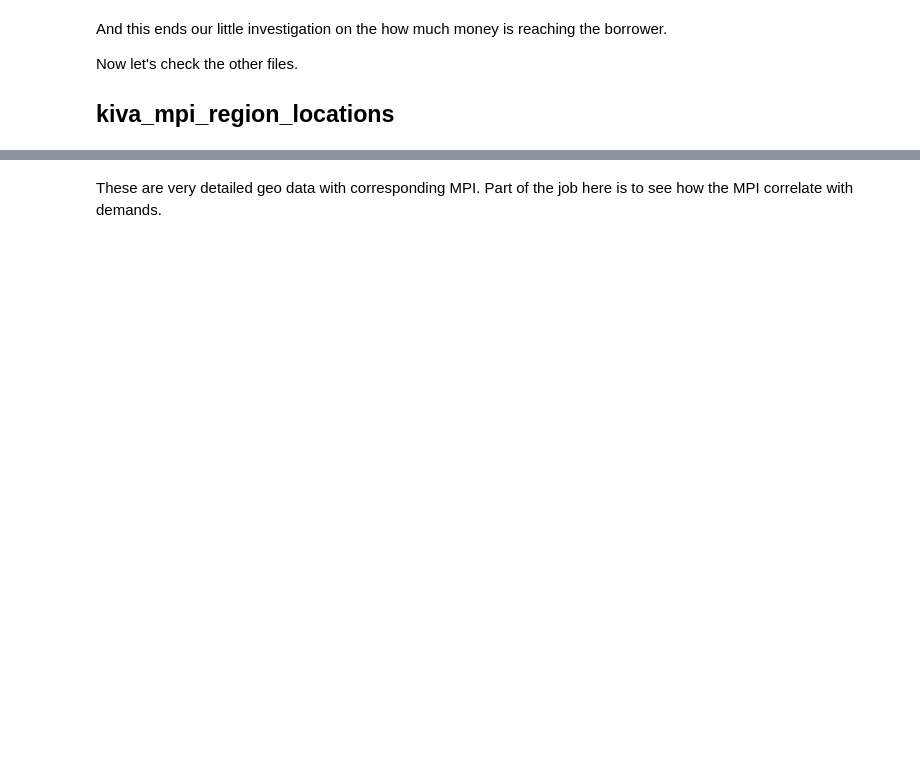
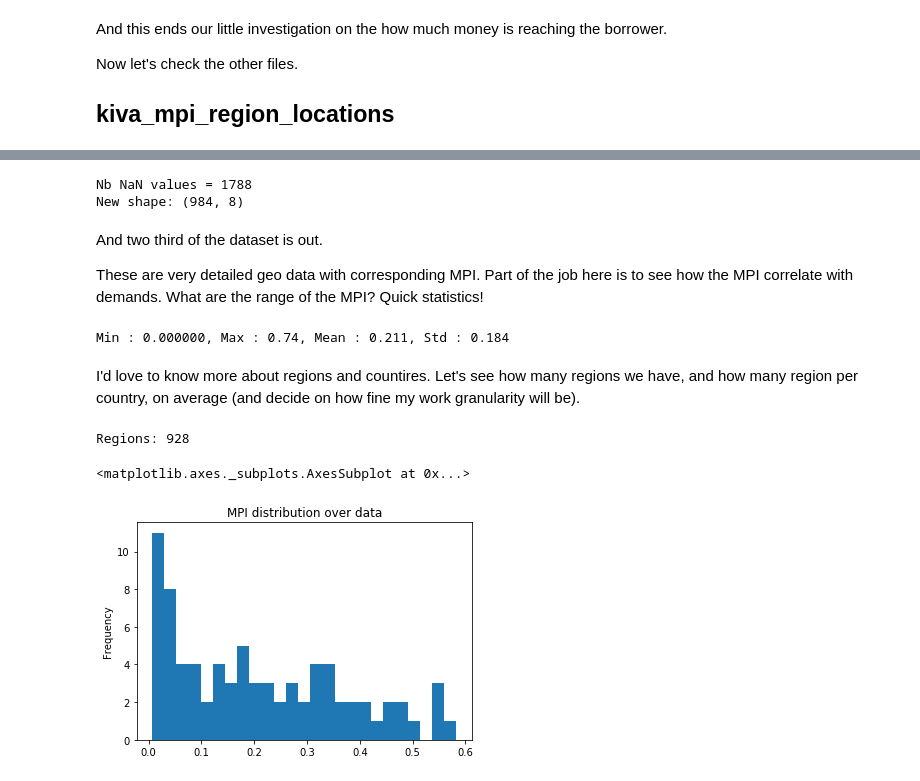
Before and after one commit to mvonwyl/02-kiva, a Jupyter notebook: 00 Kiva dataset exploration.ipynb, the cells around one changed output, grey strips where cells are left out. Saved outputs shown, nothing was run; the diff lists cells and outputs as text; code cells hidden in the pictures; blank space fills up the shorter version.

Commit message:
Almost done presenting data files independently, and playing with them.

```diff
--- a/00 Kiva dataset exploration.ipynb
+++ b/00 Kiva dataset exploration.ipynb
@@ -145,6 +134,7 @@ for country in kldf[mask]["country"].unique():
     total_diff = np.sum(np.abs(kldf[cmask]["loan_amount"] - kldf[cmask]["funded_amount"]))
     hole_country_df.at[country,"diff"] = total_diff
     hole_country_df.at[country,"nb_loan"] = nb_loan
+    nb_loan = max(1,nb_loan) # should not be necessary
     hole_country_df.at[country,"avg_diff"] = total_diff / nb_loan
 # %% [markdown]
 Countries with the biggest loan hole.
@@ -277,2 +275,36 @@ mpi_df.head(10)
+# %%
+print("Nb NaN values = %d" % np.sum(np.isnan(mpi_df["MPI"])))
+mpi_df = mpi_df[np.logical_not(np.isnan(mpi_df["MPI"]))]
+print("New shape: {}".format(mpi_df.shape))
+# %% [output]
+Nb NaN values = 1788
+New shape: (984, 8)
 # %% [markdown]
+And two third of the dataset is out.
+
 These are very detailed geo data with corresponding MPI. Part of the job here is to see how the MPI correlate with demands.
+What are the range of the MPI? Quick statistics!
+# %%
+mpis = np.array(mpi_df["MPI"])
+print("Min : %f, Max : %.2f, Mean : %.3f, Std : %.3f" % (np.min(mpis),np.max(mpis),np.mean(mpis),np.std(mpis)))
+# %% [output]
+Min : 0.000000, Max : 0.74, Mean : 0.211, Std : 0.184
+# %% [markdown]
+I'd love to know more about regions and countires. Let's see how many regions we have, and how many region per country, on average (and decide on how fine my work granularity will be).
+# %%
+regions = mpi_df["region"].unique()
+print("Regions: {}".format(len(regions)))
+# %% [output]
+Regions: 928
+# %%
+mpi_countries_df = pd.DataFrame(columns=["country", "avg_mpi", "std_mpi"])
+mpi_countries_df["country"] = mpi_df["country"].unique() # last entry is nan
+mpi_countries_df.set_index("country",inplace=True)
+for country in mpi_countries_df.index:
+    cmask = mpi_df["country"] == country
+    mpi_countries_df.at[country,"avg_mpi"] = np.mean(mpi_df[cmask]["MPI"])
+    mpi_countries_df.at[country,"std_mpi"] = np.std(mpi_df[cmask]["MPI"])
+mpi_countries_df["avg_mpi"].plot.hist(bins=25,title="MPI distribution over data")
+# %% [output]
+<matplotlib.axes._subplots.AxesSubplot at 0x...>
+[figure, added]
```
Also changed, not shown: parts of 21 cells of this notebook.
